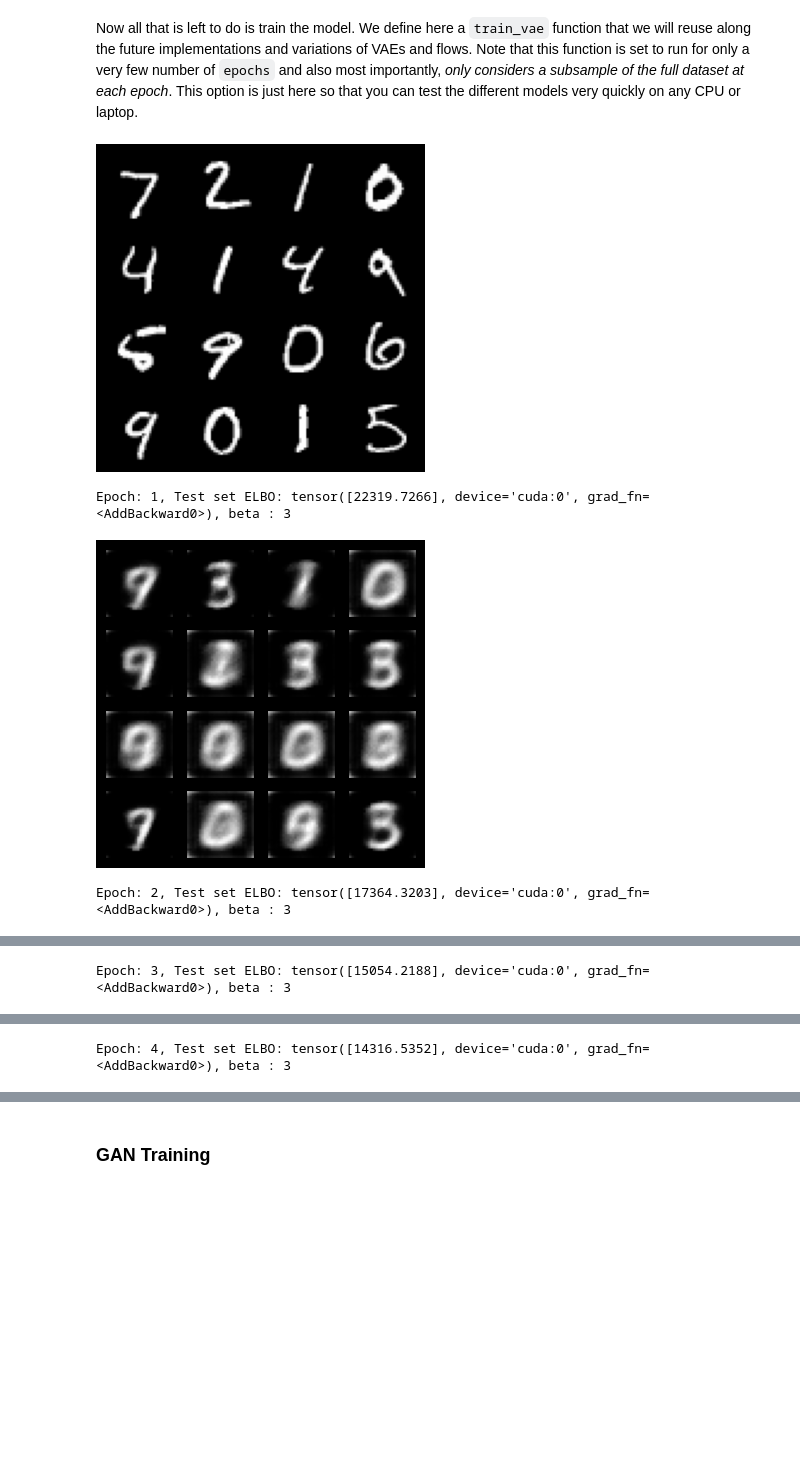
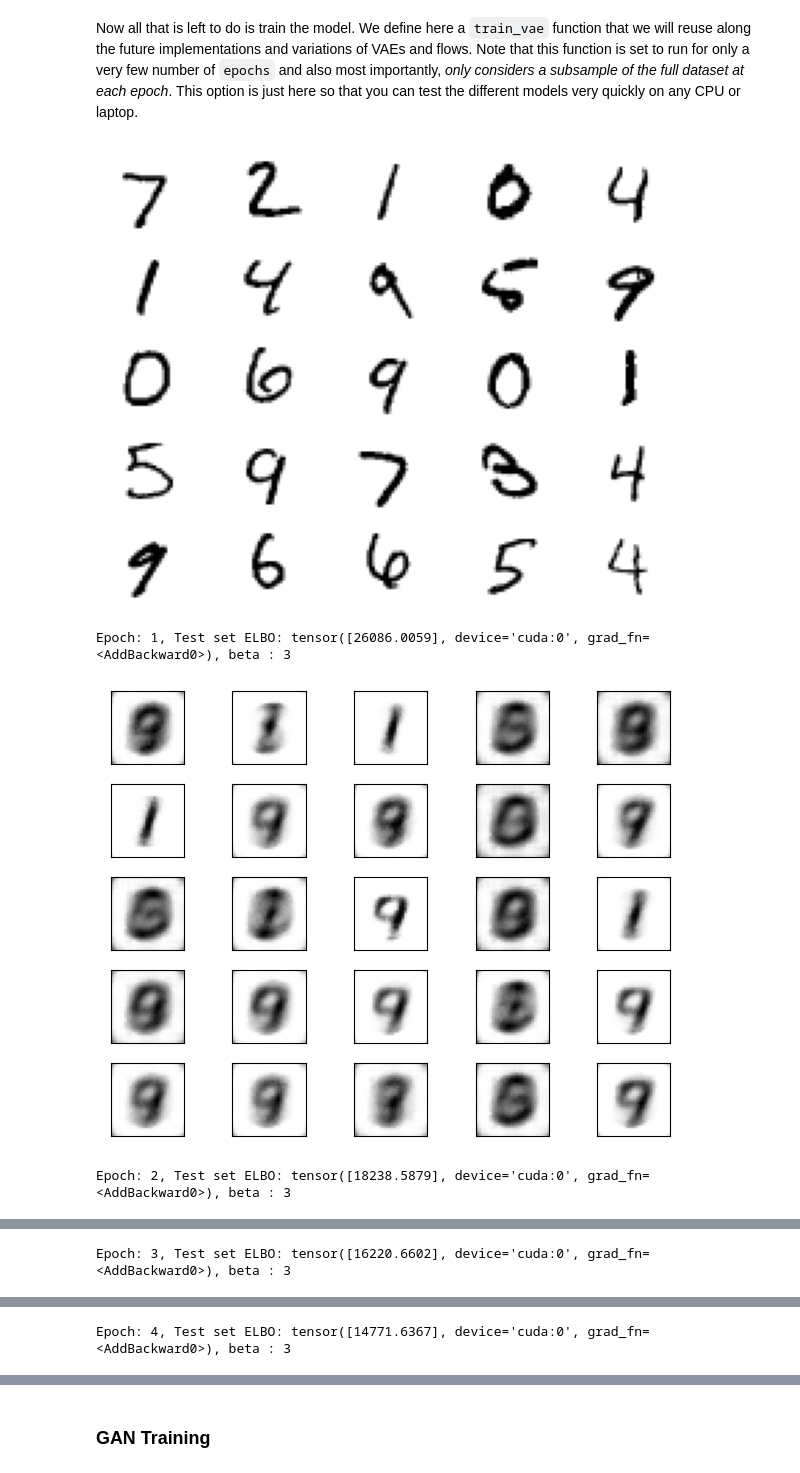
Before and after one commit to gbittencourt/ATIAM2022-timbre-transfer, a Jupyter notebook: Notebooks/VAE_mnist_PELADEAU_Come.ipynb, the cells around one changed output, grey strips where cells are left out. Drawn from its saved outputs; the diff is of its cells as text; code cells hidden in the pictures; blank space fills up the shorter version.

```diff
--- a/Notebooks/VAE_mnist_PELADEAU_Come.ipynb
+++ b/Notebooks/VAE_mnist_PELADEAU_Come.ipynb
@@ -13,15 +13,16 @@ import torchvision
 import matplotlib
 import matplotlib.pyplot as plt
 import numpy as np
+import seaborn as sns
 import os
 
 
-plt.style.use('dark_background')
+#plt.style.use('dark_background')
 device  = torch.device("cuda:0" if torch.cuda.is_available() else "cpu")
 #from torch.utils.tensorboard import SummaryWriter
 #device = "cpu"
 print(device)
-from IPython.display import display, Audio
+#from IPython.display import display, Audio
 
 train = True
 trainBeta = False
@@ -163,12 +164,14 @@ if os.path.isfile('VAE_mnist_peladeau.pt'):
 # %%
 def generate_and_save_images(model, epoch, test_sample):
     predictions, _ = model(test_sample.to(device))
-    fig = plt.figure(figsize=(4, 4))
+    fig = plt.figure()
     for i in range(predictions.shape[0]):
-        plt.subplot(4, 4, i + 1)
-        plt.imshow(predictions[i, 0, :, :].cpu().detach(), cmap='gray')
-        plt.axis('off')
+        ax = plt.subplot(5, 5, i + 1)
+        plt.imshow(predictions[i, 0, :, :].cpu().detach(), cmap='gray_r')
+        plt.xticks([])
+        plt.yticks([])
     # Tight_layout minimizes the overlap between 2 sub-plots
+    plt.tight_layout()
     #plt.savefig('image_at_epoch_{:04d}.png'.format(epoch))
     plt.show()
 
@@ -179,38 +182,39 @@ N_warm_up = 15
 beta_end = 3
 
 
 epochs=20
-test_sample = imgs_test[0:16, :, :, :].to(device)
+test_sample = imgs_test[0:25, :, :, :].to(device)
 
-fig = plt.figure(figsize=(4, 4))
+fig = plt.figure()
 for i in range(test_sample.shape[0]):
-    plt.subplot(4, 4, i + 1)
-    plt.imshow(imgs_test[i, 0, :, :].cpu().detach(), cmap='gray')
+    plt.subplot(5, 5, i + 1)
+    plt.imshow(imgs_test[i, 0, :, :].cpu().detach(), cmap='gray_r')
     plt.axis('off')
 # Tight_layout minimizes the overlap between 2 sub-plots
 #plt.savefig('image_at_epoch_{:04d}.png'.format(epoch))
+plt.tight_layout()
 plt.show()
 if train:
     for epoch in range(1, epochs + 1):
         full_loss = torch.Tensor([0]).to(device)
         if trainBeta and epoch<N_warm_up:
             beta = beta_end*epoch/N_warm_up
         else:
             beta = beta_end
         # Forward pass: compute predicted y by passing x to the model.
         for i, (x, _) in enumerate(train_loader):
             full_loss += train_step_beta(model, x, optimizer, beta)
         #for i, (x, _) in enumerate(valid_loader):
         #    train_step(model, x, optimizer)
         if epoch%1==0:
             print('Epoch: {}, Test set ELBO: {}, beta : {}'.format(epoch, full_loss, beta))
             #grid = torchvision.utils.make_grid(test_sample)
             #writer.add_image('images', grid, 0)
             #writer.add_image(test_sample, test_sample)
             #writer.close()
             generate_and_save_images(model, epoch, test_sample)
 # %% [output]
-[figure, old version]
+[figure, new version]
-Epoch: 1, Test set ELBO: tensor([22319.7266], device='cuda:0', grad_fn=<AddBackward0>), beta : 3
+Epoch: 1, Test set ELBO: tensor([26086.0059], device='cuda:0', grad_fn=<AddBackward0>), beta : 3
-[figure, old version]
+[figure, new version]
-Epoch: 2, Test set ELBO: tensor([17364.3203], device='cuda:0', grad_fn=<AddBackward0>), beta : 3
+Epoch: 2, Test set ELBO: tensor([18238.5879], device='cuda:0', grad_fn=<AddBackward0>), beta : 3
@@ -218 +222 @@ Epoch: 2, Test set ELBO: tensor([17364.3203], device='cuda:0', grad_fn=<AddBackw
-Epoch: 3, Test set ELBO: tensor([15054.2188], device='cuda:0', grad_fn=<AddBackward0>), beta : 3
+Epoch: 3, Test set ELBO: tensor([16220.6602], device='cuda:0', grad_fn=<AddBackward0>), beta : 3
@@ -220 +224 @@ Epoch: 3, Test set ELBO: tensor([15054.2188], device='cuda:0', grad_fn=<AddBackw
-Epoch: 4, Test set ELBO: tensor([14316.5352], device='cuda:0', grad_fn=<AddBackward0>), beta : 3
+Epoch: 4, Test set ELBO: tensor([14771.6367], device='cuda:0', grad_fn=<AddBackward0>), beta : 3
```
Also changed, not shown: parts of 4 cells of this notebook, 5 other files.
